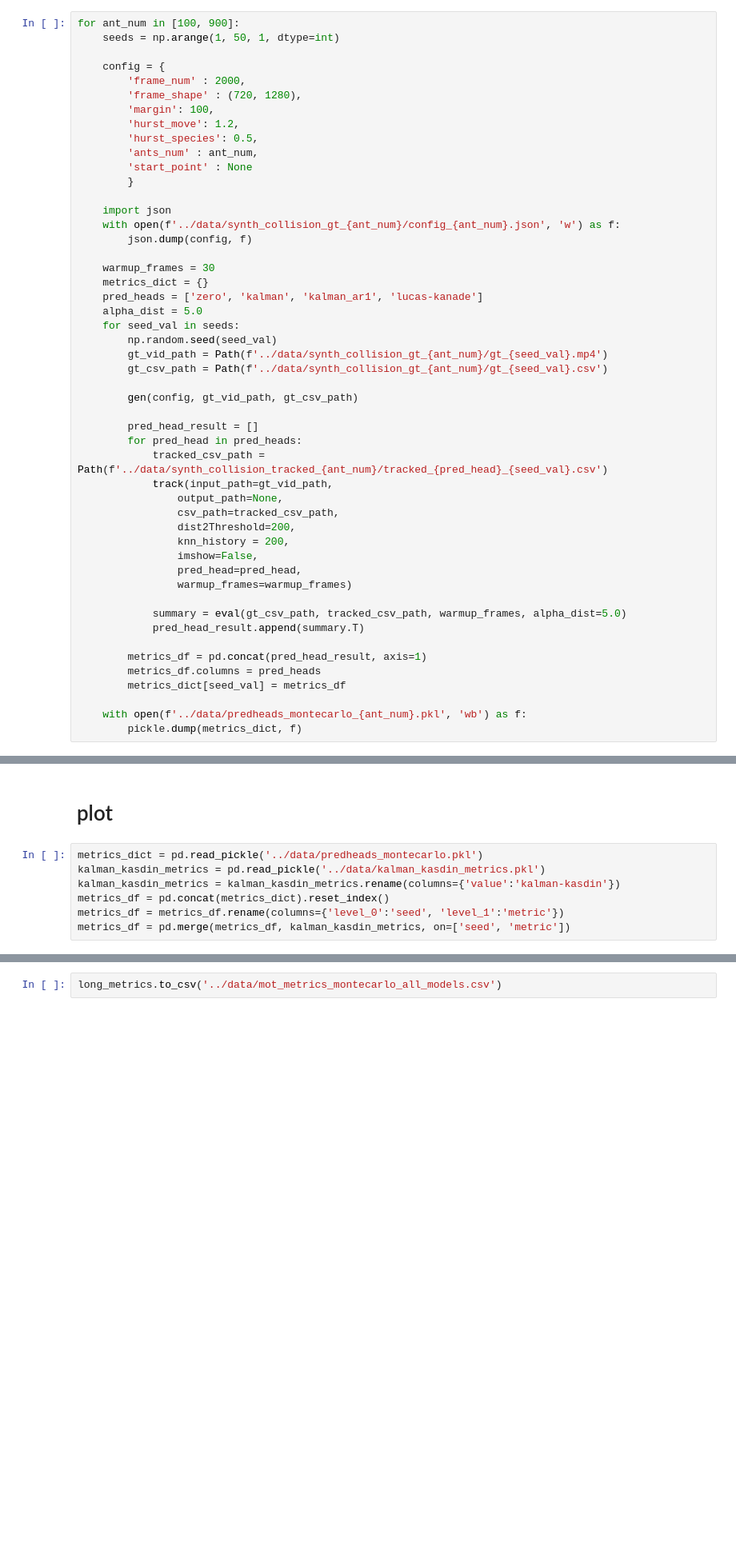
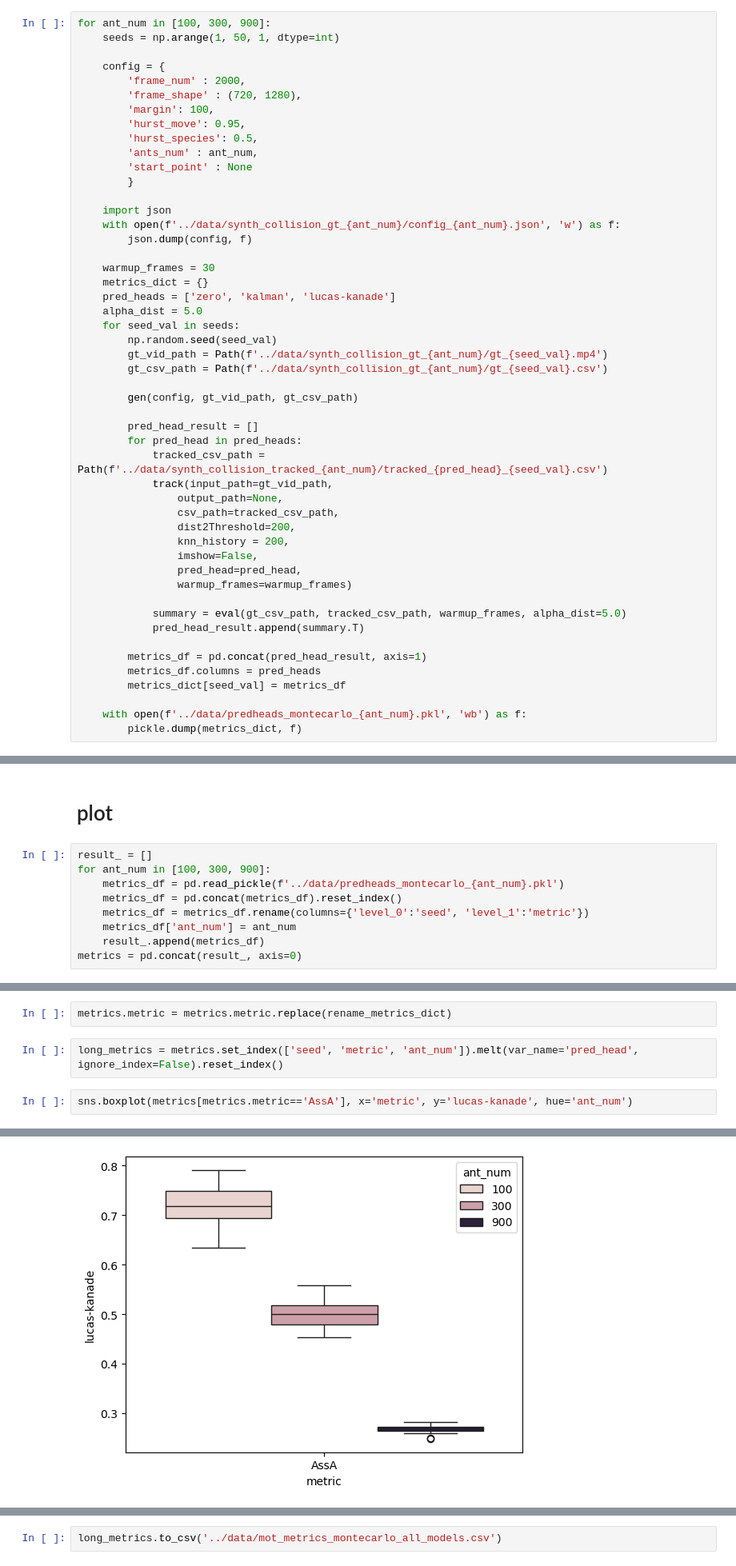
Before and after one commit to Shamaich1337/NMOT, a Jupyter notebook: notebooks/eval_pipe_montecarlo.ipynb, the cells around one changed output, grey strips where cells are left out. Shown at 80% size. Cells and saved outputs as stored; diff of their text form; blank space fills up the shorter version.

```diff
--- a/notebooks/eval_pipe_montecarlo.ipynb
+++ b/notebooks/eval_pipe_montecarlo.ipynb
@@ -150,14 +150,14 @@ def eval(gt_path, pred_path, warmup_frames:int, alpha_dist = 5.0):
 # %% [markdown]
 # solid pipe
 # %%
-for ant_num in [100, 900]:
+for ant_num in [100, 300, 900]:
     seeds = np.arange(1, 50, 1, dtype=int)
 
     config = {
         'frame_num' : 2000,
         'frame_shape' : (720, 1280),
         'margin': 100,
-        'hurst_move': 1.2,
+        'hurst_move': 0.95,
         'hurst_species': 0.5,
         'ants_num' : ant_num,
         'start_point' : None
@@ -169,7 +169,7 @@ for ant_num in [100, 900]:
 
     warmup_frames = 30
     metrics_dict = {}
-    pred_heads = ['zero', 'kalman', 'kalman_ar1', 'lucas-kanade']
+    pred_heads = ['zero', 'kalman', 'lucas-kanade']
     alpha_dist = 5.0
     for seed_val in seeds:
         np.random.seed(seed_val)
@@ -202,9 +266,11 @@ for ant_num in [100, 900]:
 # %% [markdown]
 # plot
 # %%
-metrics_dict = pd.read_pickle('../data/predheads_montecarlo.pkl')
-kalman_kasdin_metrics = pd.read_pickle('../data/kalman_kasdin_metrics.pkl')
-kalman_kasdin_metrics = kalman_kasdin_metrics.rename(columns={'value':'kalman-kasdin'})
-metrics_df = pd.concat(metrics_dict).reset_index()
-metrics_df = metrics_df.rename(columns={'level_0':'seed', 'level_1':'metric'})
-metrics_df = pd.merge(metrics_df, kalman_kasdin_metrics, on=['seed', 'metric'])
+result_ = []
+for ant_num in [100, 300, 900]:
+    metrics_df = pd.read_pickle(f'../data/predheads_montecarlo_{ant_num}.pkl')
+    metrics_df = pd.concat(metrics_df).reset_index()
+    metrics_df = metrics_df.rename(columns={'level_0':'seed', 'level_1':'metric'})
+    metrics_df['ant_num'] = ant_num
+    result_.append(metrics_df)
+metrics = pd.concat(result_, axis=0)
@@ -228,3 +292,10 @@ rename_models_dict = {
     'lucas-kanade': 'Lucas-Kanade'
 
 }
+# %%
+metrics.metric = metrics.metric.replace(rename_metrics_dict)
+# %%
+long_metrics = metrics.set_index(['seed', 'metric', 'ant_num']).melt(var_name='pred_head', ignore_index=False).reset_index()
+# %%
+sns.boxplot(metrics[metrics.metric=='AssA'], x='metric', y='lucas-kanade', hue='ant_num')
+# %% [output]
@@ -230,0 +303 @@ rename_models_dict = {
+[figure, added]
```
Also changed, not shown: parts of 10 cells of this notebook, 30 other files.
